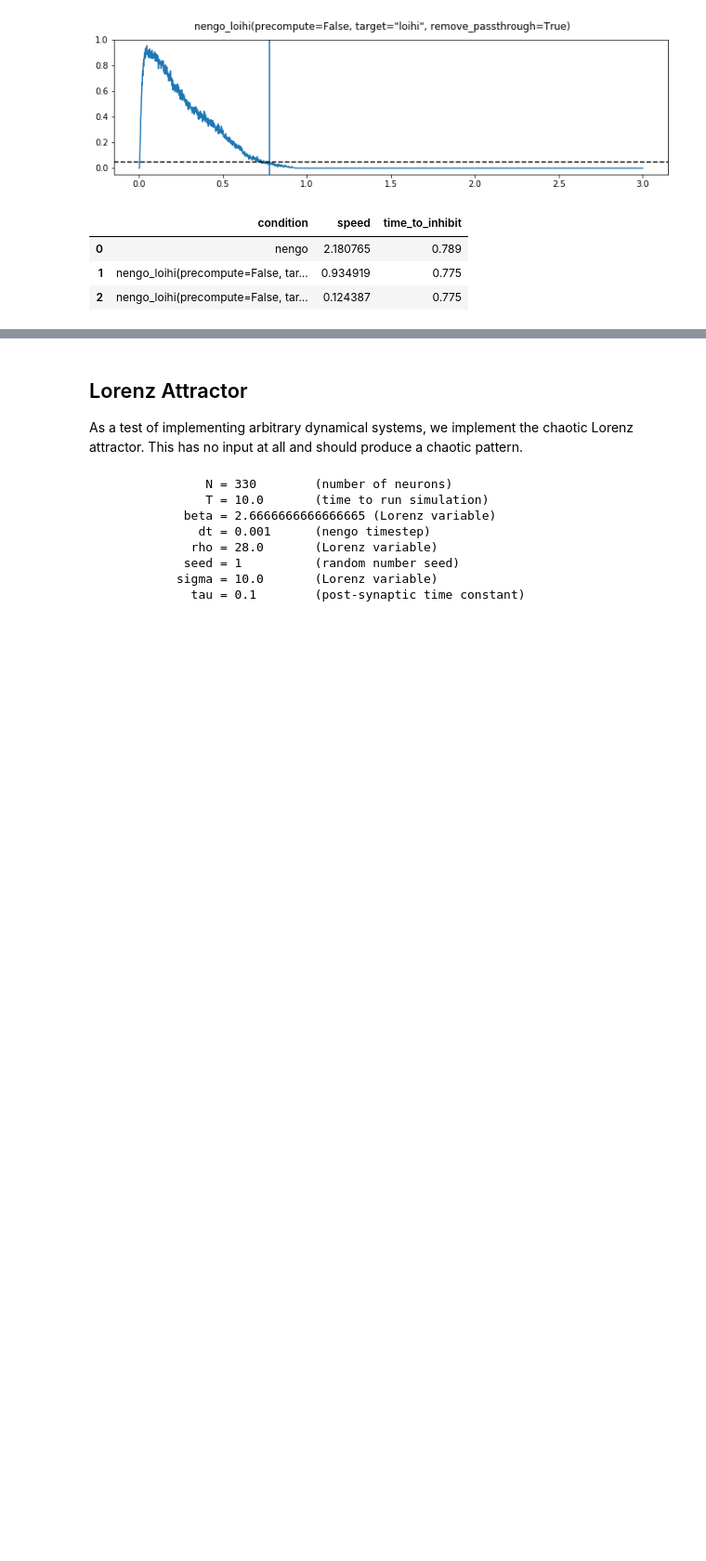
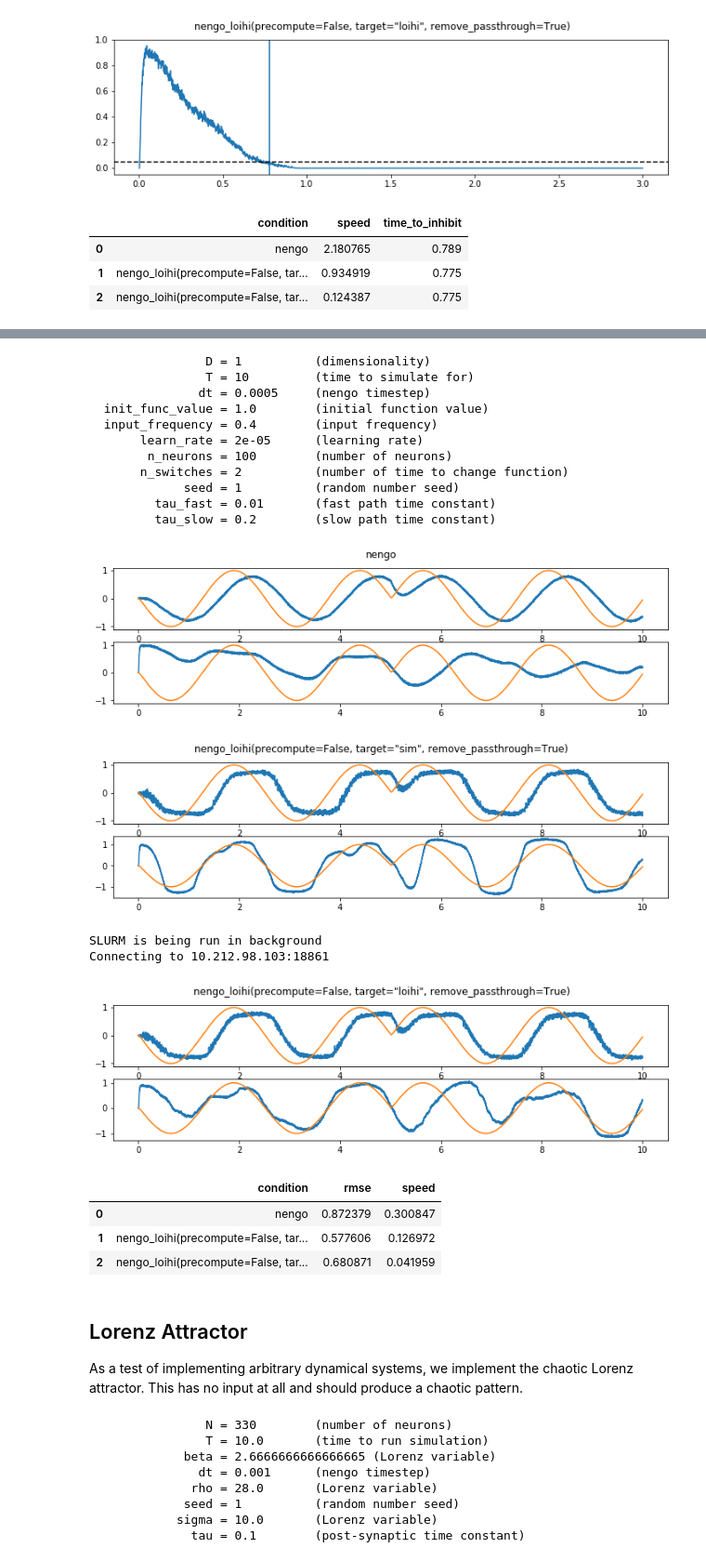
Before and after one commit to nengo/nengo-loihi, a Jupyter notebook: docs/Benchmark Nengo Models.ipynb, the cells around one changed output, grey strips where cells are left out. Shown at 93% size. Saved outputs shown, nothing was run; the diff lists cells and outputs as text; code cells hidden in the pictures; blank space fills up the shorter version.

```diff
--- a/docs/Benchmark Nengo Models.ipynb
+++ b/docs/Benchmark Nengo Models.ipynb
@@ -165,5 +188,26 @@ test('LearningSpeedup', dict(dt=0.0001, learn_rate=2e-4, T=10))
 # %%
-test('LearningSpeedup', dict(dt=0.0001, learn_rate=2e-5, T=10))
+test('LearningSpeedup', dict(dt=0.0005, learn_rate=2e-5, T=10, input_frequency=0.4, init_func_value=1.0))
+# %% [output]
+                D = 1          (dimensionality)
+                T = 10         (time to simulate for)
+               dt = 0.0005     (nengo timestep)
+  init_func_value = 1.0        (initial function value)
+  input_frequency = 0.4        (input frequency)
+       learn_rate = 2e-05      (learning rate)
+        n_neurons = 100        (number of neurons)
+       n_switches = 2          (number of time to change function)
+             seed = 1          (random number seed)
+         tau_fast = 0.01       (fast path time constant)
+         tau_slow = 0.2        (slow path time constant)
+[figure, added]
+[figure, added]
+SLURM is being run in background
+Connecting to 10.212.98.103:18861
+[figure, added]
+|  | condition | rmse | speed |
+| 0 | nengo | 0.872379 | 0.300847 |
+| 1 | nengo_loihi(precompute=False, tar... | 0.577606 | 0.126972 |
+| 2 | nengo_loihi(precompute=False, tar... | 0.680871 | 0.041959 |
 # %% [markdown]
 ## Lorenz Attractor
 
```
Also changed, not shown: parts of 2 cells of this notebook.
